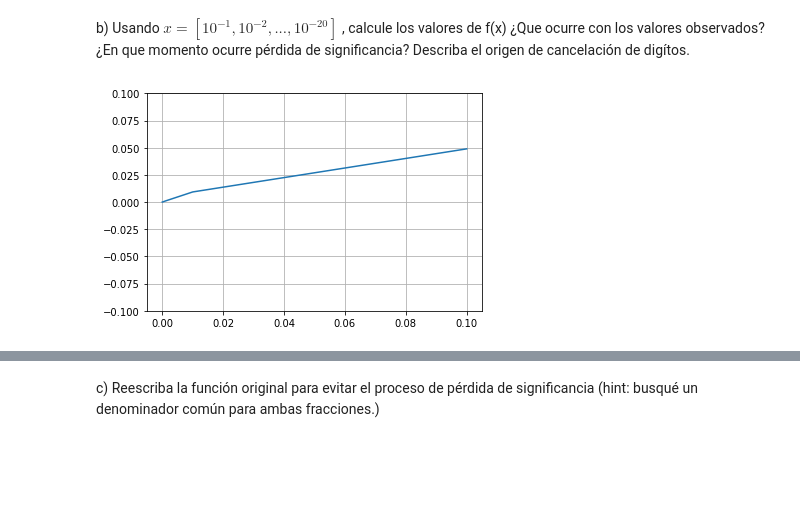
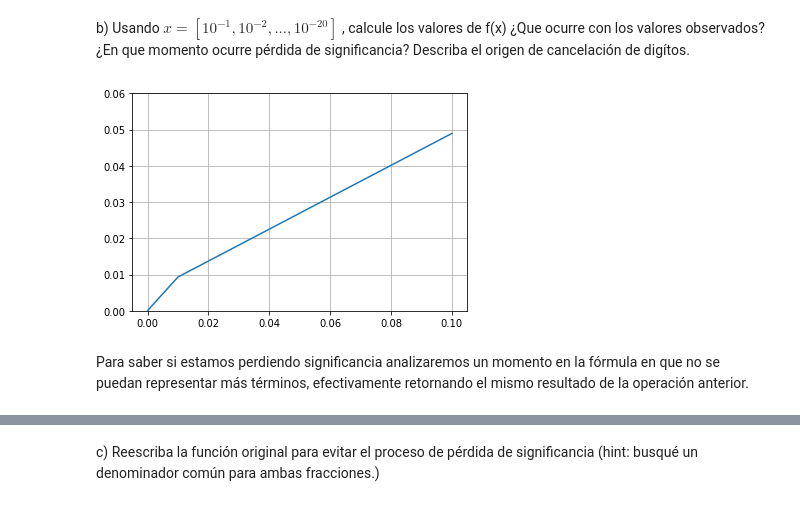
Before and after one commit to mijara/notebooks, a Jupyter notebook: tarea2/Tarea_2_CC1_2017.ipynb, the cells around one changed output, grey strips where cells are left out. Saved outputs shown, nothing was run; the diff lists cells and outputs as text; code cells hidden in the pictures; blank space fills up the shorter version.

```diff
--- a/tarea2/Tarea_2_CC1_2017.ipynb
+++ b/tarea2/Tarea_2_CC1_2017.ipynb
@@ -249,11 +249,13 @@ b) Usando $x = [10^{-1} , 10^{-2} , ... , 10^{-20}] $ , calcule los valores de f
 # %%
 xs = np.logspace(-1, -20, 20)
 ys = f(xs)
 
 plt.figure()
 plt.grid(True)
-plt.ylim(-0.1, 0.1)
+plt.ylim(0, 0.06)
 plt.plot(xs, ys)
 plt.show()
 # %% [output]
-[figure, old version]
+[figure, new version]
+# %% [markdown]
+Para saber si estamos perdiendo significancia analizaremos un momento en la fórmula en que no se puedan representar más términos, efectivamente retornando el mismo resultado de la operación anterior.
```
Also changed, not shown: parts of 9 cells of this notebook.
